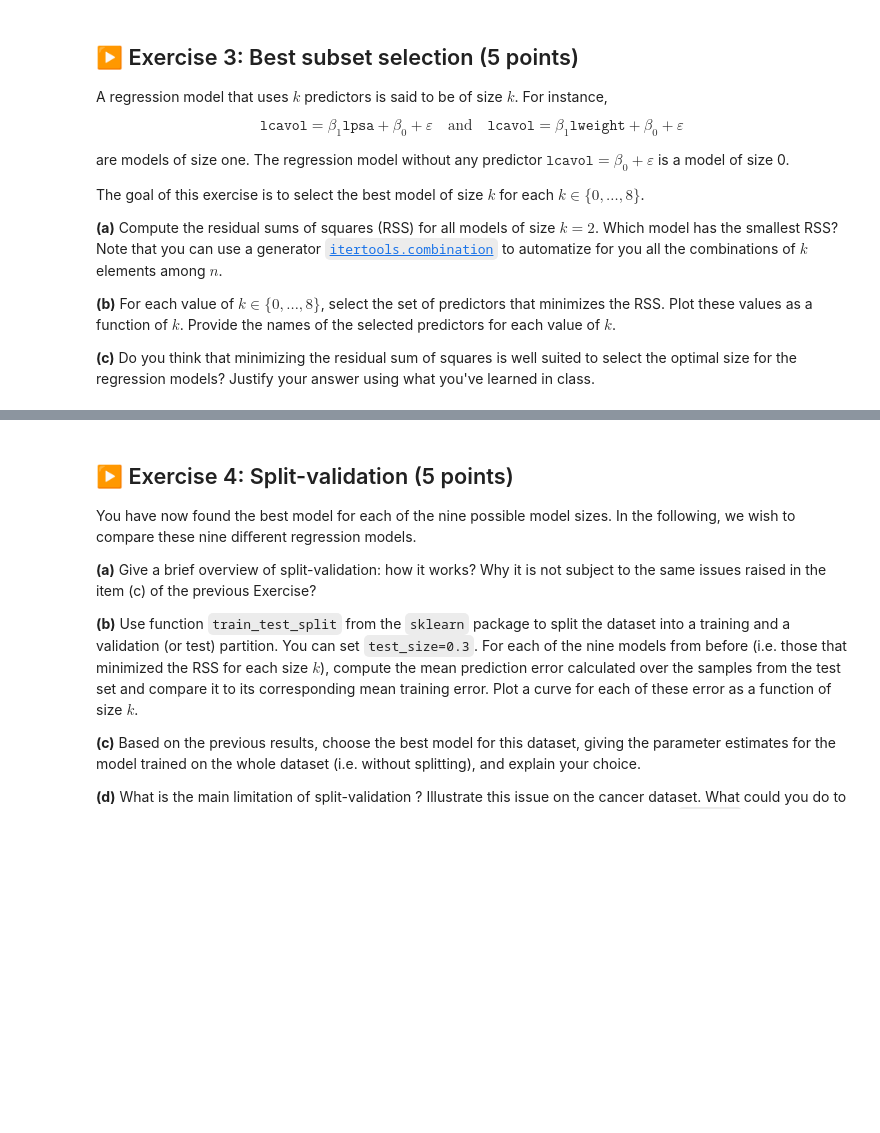
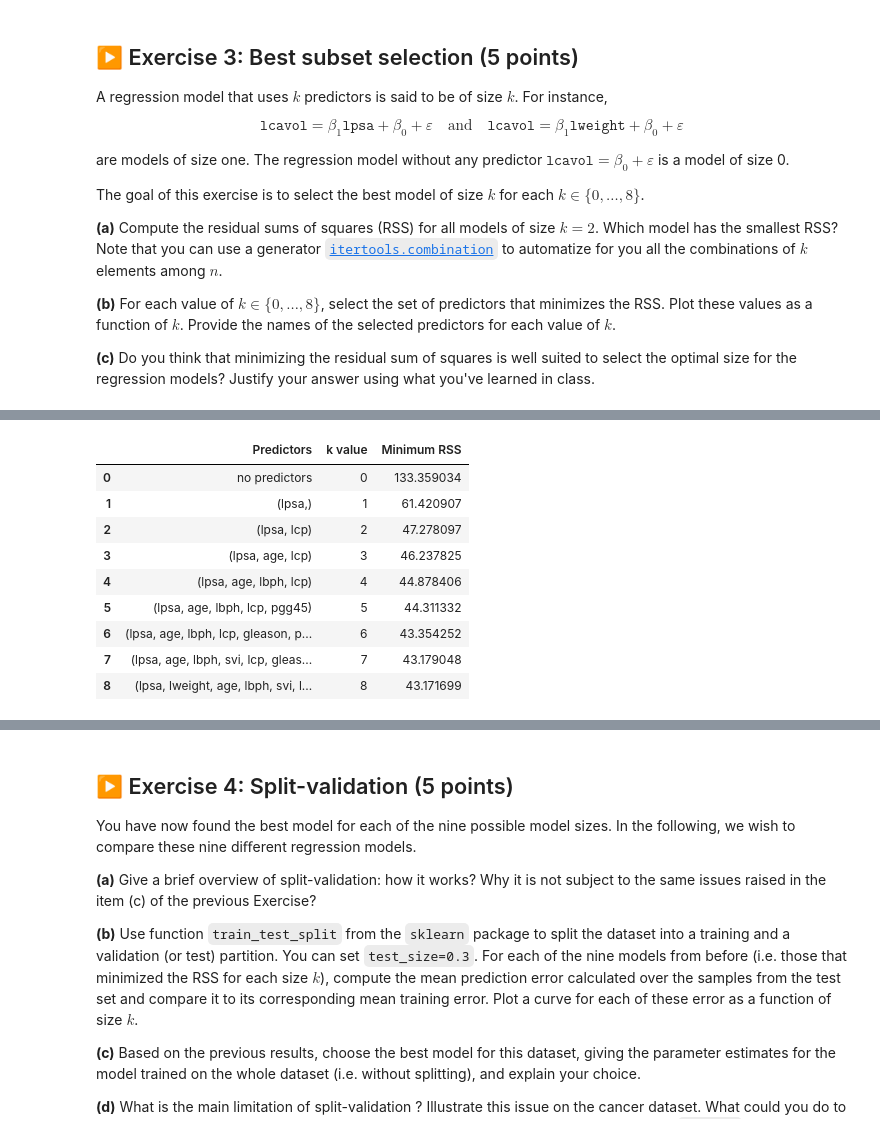
Before and after one commit to muneymo/isla2026-TP, a Jupyter notebook: TP1/TP1.ipynb, the cells around one changed output, grey strips where cells are left out. Saved outputs shown, nothing was run; the diff lists cells and outputs as text; code cells hidden in the pictures; blank space fills up the shorter version.

```diff
--- a/TP1/TP1.ipynb
+++ b/TP1/TP1.ipynb
@@ -631,0 +571,40 @@ NameError: name 'rss_values_3b' is not defined
+# %%
+# define our predictors in list
+predictors = ['lpsa', 'lweight', 'age', 'lbph', 'svi', 'lcp', 'gleason', 'pgg45']
+list_min_rss = []
+list_min_rss_combo = []
+# i here is defined as model size k and iterates from k = 0 through k = 8
+for i in range(0,9):
+    y = df[['lcavol']]   # dataframe containing lcavol which is what we want to predict
+
+    if i == 0: # for k = 0 (no predictors),
+        beta_0 = np.average(y)# formula for $b_0$ given no predictors and so all predictors values equal to 0
+        y_pred = beta_0 # hence $\bar{x} = 0$ and thus $y_pred = \beta_0 + \beta_1 \bar{x} = \beta_0$
+        rss_k0 = np.sum((y - y_pred)**2) # via formula for RSS
+        print(f"\n \nMinimum RSS is {rss_k0} for no predictors")
+        list_min_rss.append(float(rss_k0)) # store k=0 value of RSS
+        list_min_rss_combo.append('no predictors') # store combo identity
+
+    elif i != 0:
+        best_combo = None # combination of predictors with minimum RSS (to be assigned later)
+        min_rss = float('inf') # value of rss for best_combo
+
+        for combo in it.combinations(predictors, i):
+            # combo will be ('lpsa', 'lweight'), then ('lpsa', 'age'), etc.
+            X = df[list(combo)]  # create dataframe with two columns corresponding to each iteration of combo
+
+            model = LinearRegression() # create the model
+            model.fit(X, y) # fit the model on each combo
+            y_pred = model.predict(X) # predict lcavol
+
+            rss = np.sum((y - y_pred)**2)
+            # print(f"Predictors {combo} : RSS = {rss}")
+            # append min_riss for model size k to list
+
+            if rss < min_rss:
+                min_rss = rss
+                best_combo = combo
+
+        print(f"\n \nMinimum RSS is {min_rss} for predictors {best_combo}")
+        list_min_rss.append(float(min_rss))
+        list_min_rss_combo.append(best_combo) # store combo identity
@@ -631,0 +629,16 @@ NameError: name 'rss_values_3b' is not defined
+# %%
+list_kvalues = [0, 1, 2, 3, 4, 5, 6, 7, 8]
+
+df_1 = pd.DataFrame({'Predictors' : list_min_rss_combo, 'k value' : list_kvalues, 'Minimum RSS' : list_min_rss })
+df_1
+# %% [output]
+|  | Predictors | k value | Minimum RSS |
+| 0 | no predictors | 0 | 133.359034 |
+| 1 | (lpsa,) | 1 | 61.420907 |
+| 2 | (lpsa, lcp) | 2 | 47.278097 |
+| 3 | (lpsa, age, lcp) | 3 | 46.237825 |
+| 4 | (lpsa, age, lbph, lcp) | 4 | 44.878406 |
+| 5 | (lpsa, age, lbph, lcp, pgg45) | 5 | 44.311332 |
+| 6 | (lpsa, age, lbph, lcp, gleason, p... | 6 | 43.354252 |
+| 7 | (lpsa, age, lbph, svi, lcp, gleas... | 7 | 43.179048 |
+| 8 | (lpsa, lweight, age, lbph, svi, l... | 8 | 43.171699 |
```
Also changed, not shown: parts of 10 cells of this notebook.
